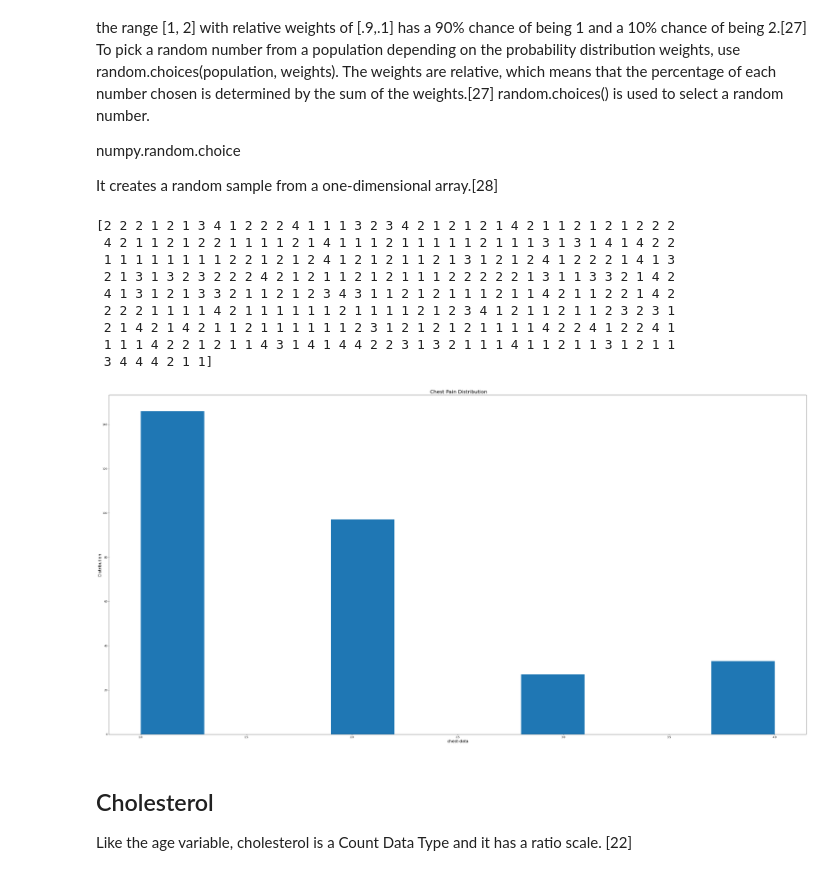
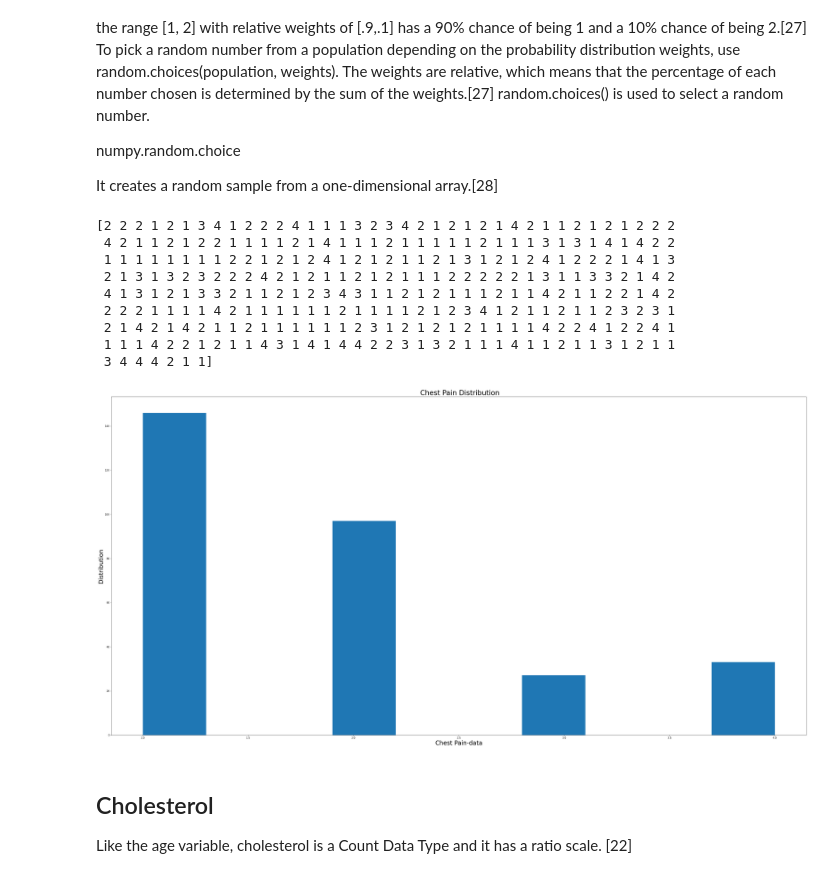
Before and after one commit to Trishmcc/Synthesised_Dataset, a Jupyter notebook: Synthesised_Dataset.ipynb, the cells around one changed output. Saved outputs shown, nothing was run; the diff lists cells and outputs as text; code cells hidden in the pictures.

```diff
--- a/Synthesised_Dataset.ipynb
+++ b/Synthesised_Dataset.ipynb
@@ -310,15 +310,3 @@ plt.show()
  4 3 2 7 6 6 4 5 3 5 8 7 4 8 4 8 7 6 6 7 4 7 5 2 4 3 8 5 5 6 4 3 6 4 5 4 3
  7 8 8 7 6 4 3]
 [figure]
-# %%
-plt.rcParams["figure.figsize"] = (50,25)
-X = heart_data['sex'].to_numpy()
-
-n, bins, patches = plt.hist(X, 10, density=True, facecolor='g', alpha=0.75)
-plt.xlabel("Sex Groups",fontsize=40)
-plt.ylabel("Sex",fontsize=40)
-plt.title("Distribution of sex", fontsize=45)
-plt.xticks(fontsize=20, rotation=45)
-plt.yticks(fontsize=20)
-plt.grid(True)
-plt.show()
@@ -340,35 +326,35 @@ It creates a random sample from a one-dimensional array.[28]
 # %%
 from random import choice
 
 np.random.seed(0)
 np.random.rand()
 
 chest_data = np.random.choice(
 a=[1, 2, 3, 4],
 size=303,
 replace=True,
 p=[0.5, 0.3, 0.1, 0.1 ]  )
 
 print(chest_data)
 
 plt.hist(chest_data)
 
-plt.title(' Chest Pain Distribution', fontsize=20)
-plt.xlabel('chest-data', fontsize=16)
-plt.ylabel('Distribution', fontsize=16)
+plt.title(' Chest Pain Distribution', fontsize=28)
+plt.xlabel('Chest Pain-data', fontsize=24)
+plt.ylabel('Distribution', fontsize=24)
 
 plt.show()
 # %% [output]
 [2 2 2 1 2 1 3 4 1 2 2 2 4 1 1 1 3 2 3 4 2 1 2 1 2 1 4 2 1 1 2 1 2 1 2 2 2
  4 2 1 1 2 1 2 2 1 1 1 1 2 1 4 1 1 1 2 1 1 1 1 1 2 1 1 1 3 1 3 1 4 1 4 2 2
  1 1 1 1 1 1 1 1 2 2 1 2 1 2 4 1 2 1 2 1 1 2 1 3 1 2 1 2 4 1 2 2 2 1 4 1 3
  2 1 3 1 3 2 3 2 2 2 4 2 1 2 1 1 2 1 2 1 1 1 2 2 2 2 2 1 3 1 1 3 3 2 1 4 2
  4 1 3 1 2 1 3 3 2 1 1 2 1 2 3 4 3 1 1 2 1 2 1 1 1 2 1 1 4 2 1 1 2 2 1 4 2
  2 2 2 1 1 1 1 4 2 1 1 1 1 1 1 2 1 1 1 1 2 1 2 3 4 1 2 1 1 2 1 1 2 3 2 3 1
  2 1 4 2 1 4 2 1 1 2 1 1 1 1 1 1 2 3 1 2 1 2 1 2 1 1 1 1 4 2 2 4 1 2 2 4 1
  1 1 1 4 2 2 1 2 1 1 4 3 1 4 1 4 4 2 2 3 1 3 2 1 1 1 4 1 1 2 1 1 3 1 2 1 1
  3 4 4 4 2 1 1]
-[figure, old version]
+[figure, new version]
 # %% [markdown]
 ## Cholesterol
 
```
Also changed, not shown: parts of 6 cells of this notebook.
